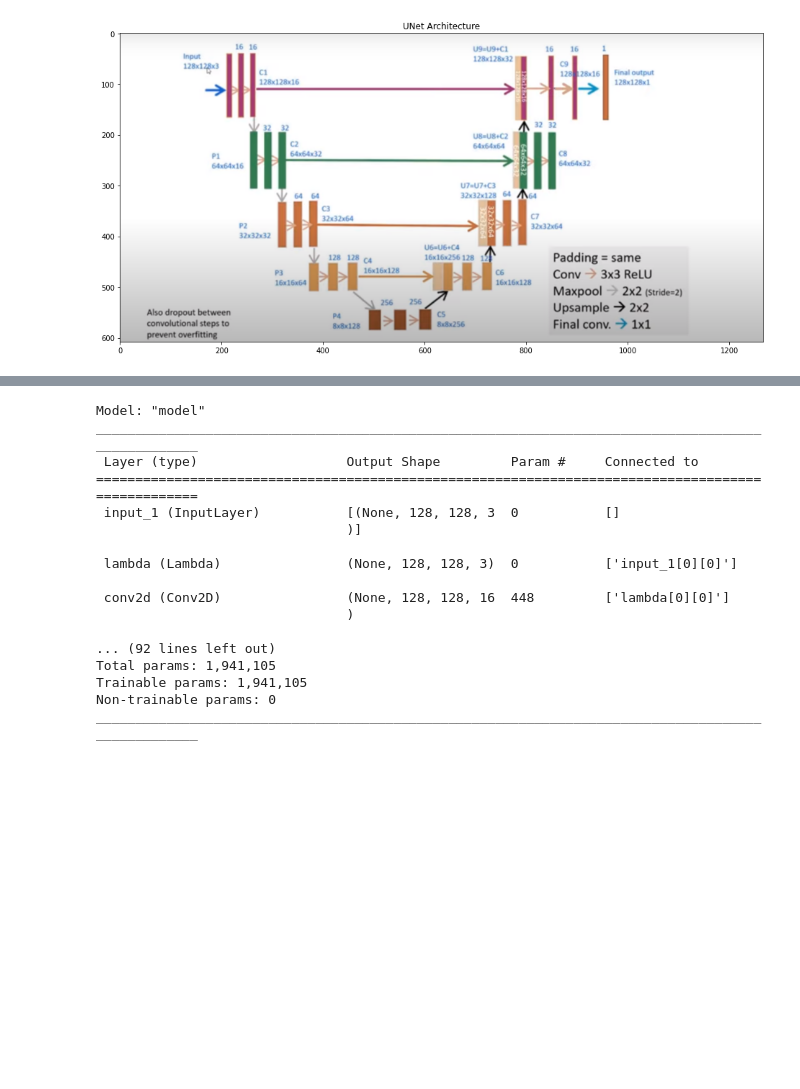
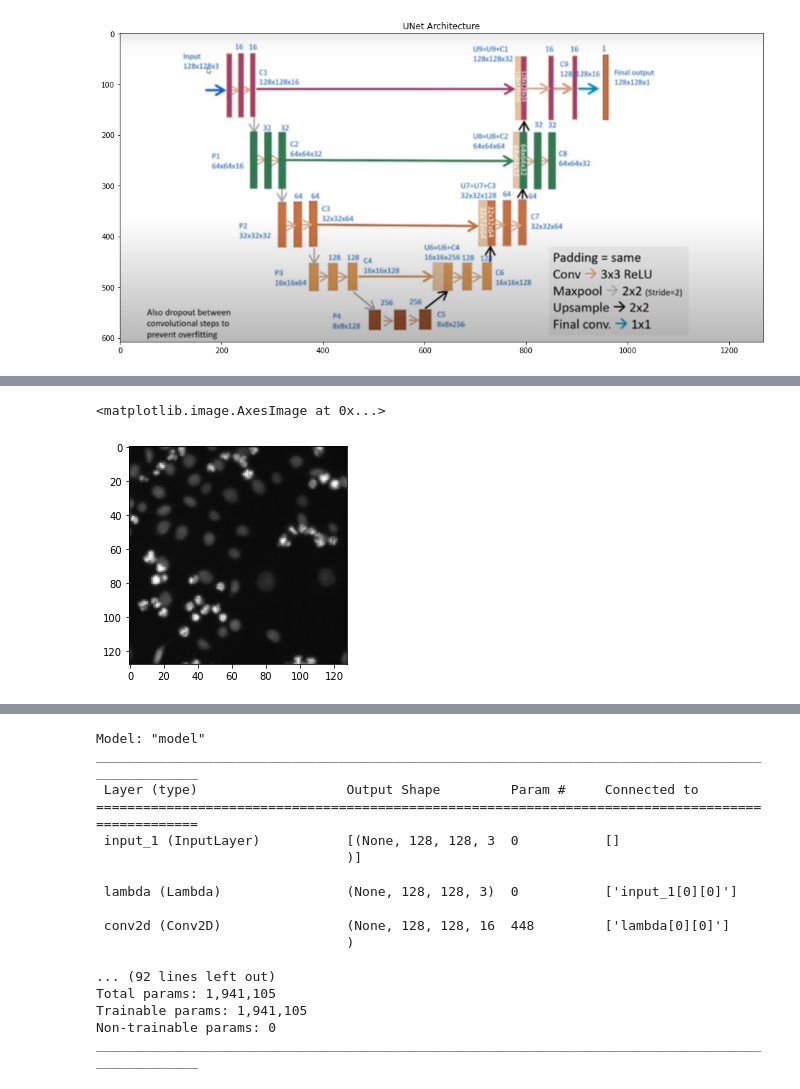
Before and after one commit to feniltailor22/Machine-Learning-Projects, a Jupyter notebook: Semantic_Segmentation_of_Nuclei_using_UNet.ipynb, the cells around one changed output, grey strips where cells are left out. Cells and saved outputs as stored; diff of their text form; code cells hidden in the pictures; blank space fills up the shorter version.

```diff
--- a/Semantic_Segmentation_of_Nuclei_using_UNet.ipynb
+++ b/Semantic_Segmentation_of_Nuclei_using_UNet.ipynb
@@ -65,6 +153,11 @@ sizes_test = []
     sizes_test.append([img.shape[0], img.shape[1]])
     img = resize(img, (img_height, img_width), mode='constant', preserve_range=True)
     X_test[n] = img
+# %%
+plt.imshow(test_image) #test_image after resizing and masking
+# %% [output]
+<matplotlib.image.AxesImage at 0x...>
+[figure, added]
 # %%
 image_x = random.randint(0, len(train_ids))
 imshow(X_train[image_x])
```
Also changed, not shown: parts of 24 cells of this notebook.
